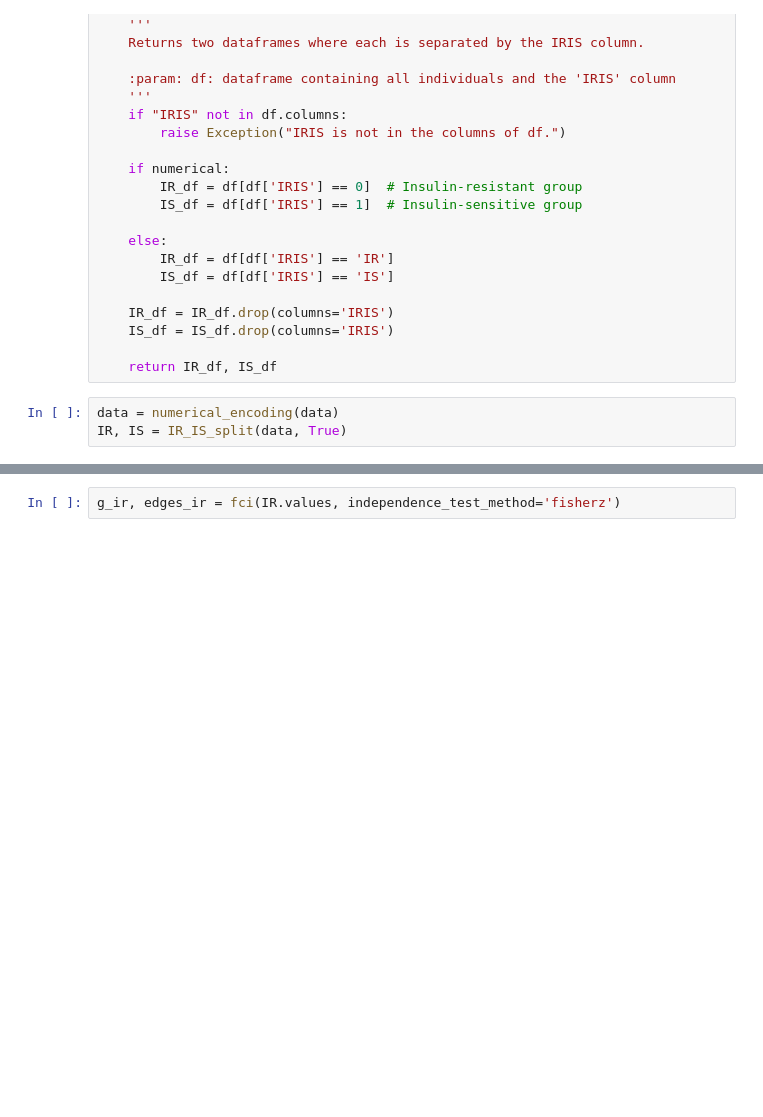
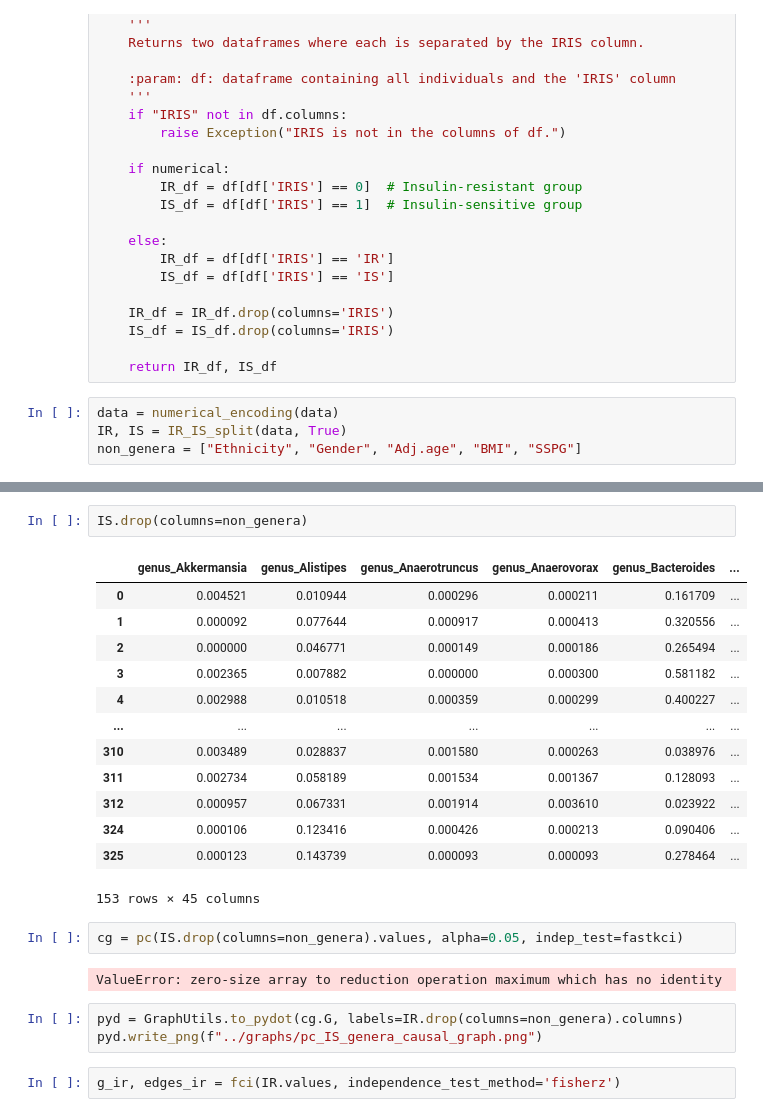
Before and after one commit to nzhang20/DSC180A, a Jupyter notebook: notebooks/testing.ipynb, the cells around one changed output, grey strips where cells are left out. Cells and saved outputs as stored; diff of their text form; blank space fills up the shorter version.

```diff
--- a/notebooks/testing.ipynb
+++ b/notebooks/testing.ipynb
@@ -44,3 +54,4 @@ def IR_IS_split(df, numerical=False):
 # %%
 data = numerical_encoding(data)
 IR, IS = IR_IS_split(data, True)
+non_genera = ["Ethnicity", "Gender", "Adj.age", "BMI", "SSPG"]
@@ -47,3 +74,26 @@ IR, IS = IR_IS_split(data, True)
+# %%
+IS.drop(columns=non_genera)
+# %% [output]
+|  | genus_Akkermansia | genus_Alistipes | genus_Anaerotruncus | genus_Anaerovorax | genus_Bacteroides | ... |
+| 0 | 0.004521 | 0.010944 | 0.000296 | 0.000211 | 0.161709 | ... |
+| 1 | 0.000092 | 0.077644 | 0.000917 | 0.000413 | 0.320556 | ... |
+| 2 | 0.000000 | 0.046771 | 0.000149 | 0.000186 | 0.265494 | ... |
+| 3 | 0.002365 | 0.007882 | 0.000000 | 0.000300 | 0.581182 | ... |
+| 4 | 0.002988 | 0.010518 | 0.000359 | 0.000299 | 0.400227 | ... |
+| ... | ... | ... | ... | ... | ... | ... |
+| 310 | 0.003489 | 0.028837 | 0.001580 | 0.000263 | 0.038976 | ... |
+| 311 | 0.002734 | 0.058189 | 0.001534 | 0.001367 | 0.128093 | ... |
+| 312 | 0.000957 | 0.067331 | 0.001914 | 0.003610 | 0.023922 | ... |
+| 324 | 0.000106 | 0.123416 | 0.000426 | 0.000213 | 0.090406 | ... |
+| 325 | 0.000123 | 0.143739 | 0.000093 | 0.000093 | 0.278464 | ... |
+153 rows × 45 columns
+# %%
+cg = pc(IS.drop(columns=non_genera).values, alpha=0.05, indep_test=fastkci)
+# %% [output]
+ValueError: zero-size array to reduction operation maximum which has no identity
+# %%
+pyd = GraphUtils.to_pydot(cg.G, labels=IR.drop(columns=non_genera).columns)
+pyd.write_png(f"../graphs/pc_IS_genera_causal_graph.png")
 # %%
 g_ir, edges_ir = fci(IR.values, independence_test_method='fisherz')
 # %% [output]
```
Also changed, not shown: parts of 4 cells of this notebook, 19 other files.
